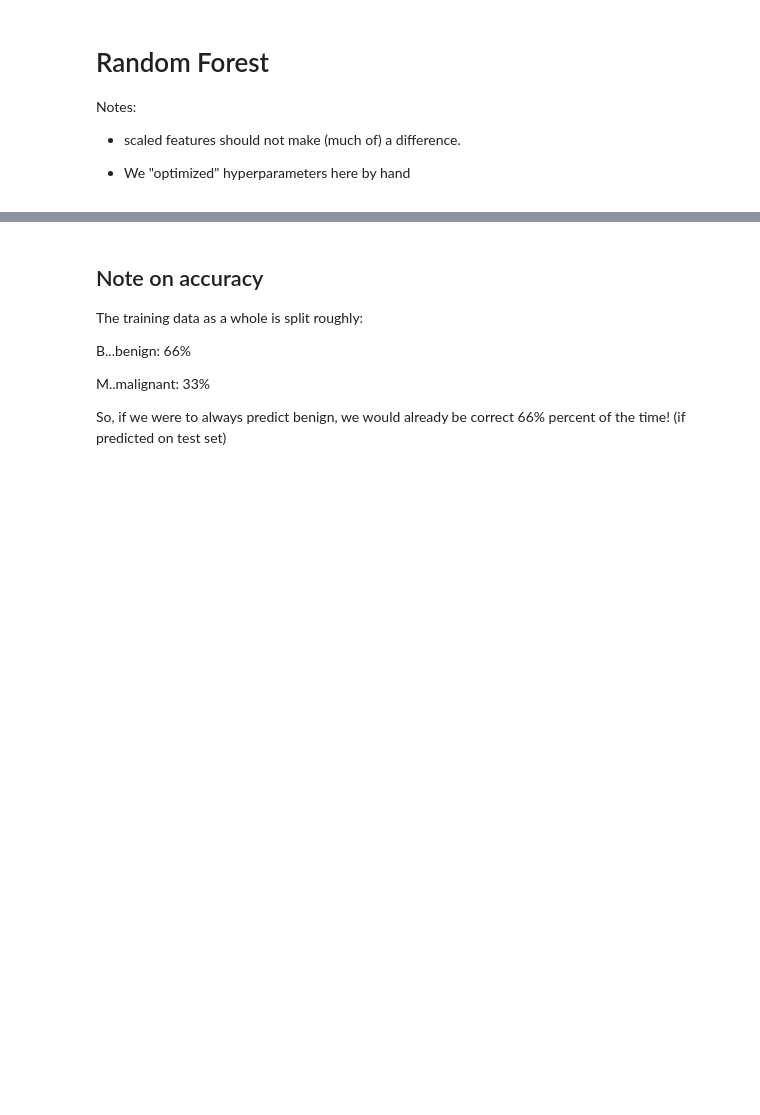
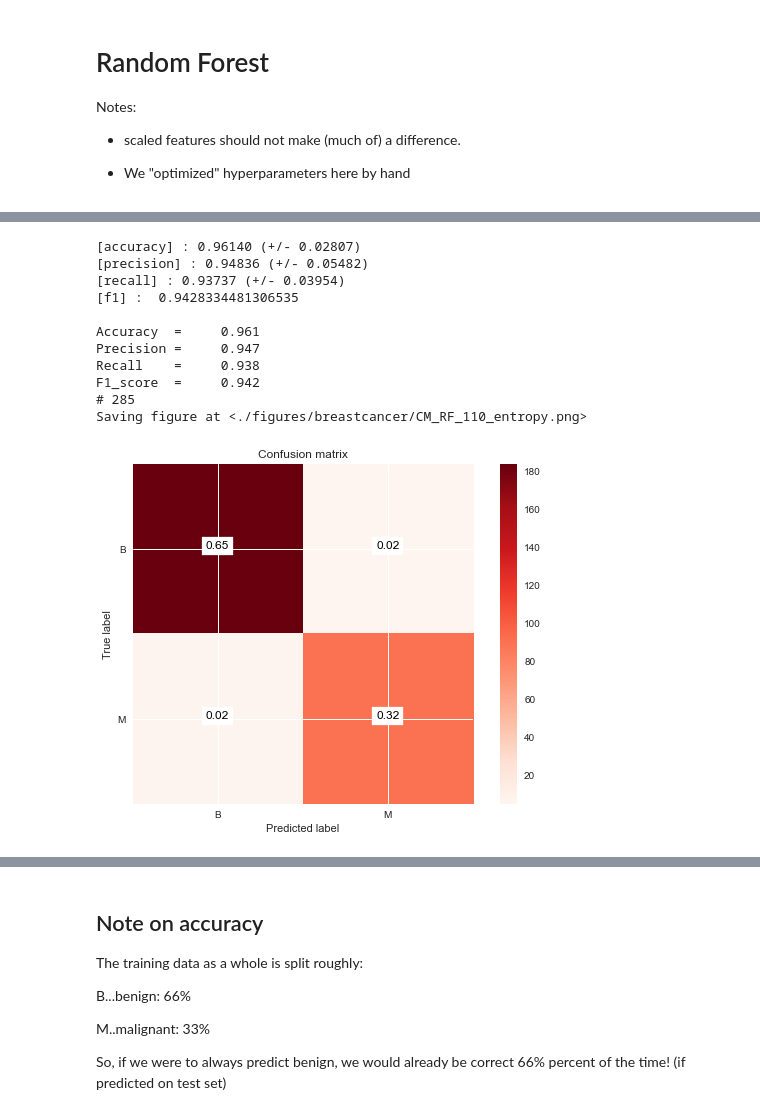
Before and after one commit to GenosW/ml-exercises, a Jupyter notebook: exercise2/breastcancer.ipynb, the cells around one changed output, grey strips where cells are left out. Drawn from its saved outputs; the diff is of its cells as text; code cells hidden in the pictures; blank space fills up the shorter version.

```diff
--- a/exercise2/breastcancer.ipynb
+++ b/exercise2/breastcancer.ipynb
@@ -691,8 +706,13 @@ metrics_explanation = {
 import itertools
 
 # Confusion matrix
-def plot_confusion_matrix(cm, classes, normalize=False, title="Confusion matrix", cmap=plt.cm.Blues) :
+def plot_confusion_matrix(cm, classes, normalize=False, title="Confusion matrix", cmap=plt.cm.Reds) :
     """classes are the possible classes, so e.g ["B","M"], s.t. the ordering matches the encoding"""
+    plt.rcParams.update({'font.size': 12})
+    num_samples = 1
+    if normalize:
+        num_samples = np.sum(cm)
+    print("#",num_samples)
     plt.imshow(cm, interpolation = "nearest", cmap = cmap)
     plt.title(title)
     plt.colorbar()
@@ -702,7 +722,11 @@ def plot_confusion_matrix(cm, classes, normalize=False, title="Confusion matrix"
     thresh = cm.max() / 2
     # itertools.product() gives all combinations of the iterables
     for i, j in itertools.product(range(cm.shape[0]), range(cm.shape[1])) :
-        plt.text(j, i, cm[i, j], horizontalalignment = "center", color = "white" if cm[i, j] > thresh else "black")
+        string = cm[i, j]
+        if normalize:
+            string /= num_samples
+            string = f"{string:.2f}"
+        plt.text(j, i, string, horizontalalignment = "center", color="black", backgroundcolor="white")#= "white" if cm[i, j] > thresh else "black", )
     plt.tight_layout()
     plt.ylabel("True label")
     plt.xlabel("Predicted label")
@@ -733,11 +757,11 @@ Cross-validation is a technique to evaluate predictive models by partitioning th
 from sklearn.model_selection import cross_val_score
 
 # Cross val metric
-def cross_val_metrics(model, X, y, explain=False):
+def cross_val_metrics(model, X, y, cv=5, explain=False):
     scores = ["accuracy", "precision", "recall"]
     metrics = {}
     for sc in scores:
-        scores = cross_val_score(model, X, y, cv = 5, scoring = sc)
+        scores = cross_val_score(model, X, y, cv=cv, scoring=sc)
         print(f"[{sc}] : {scores.mean():0.5f} (+/- {scores.std():0.5f})")
         metrics[sc] = scores.mean()
     metrics["f1"] = 2 * (metrics["recall"] * metrics["precision"])/(metrics["recall"] +  metrics["precision"])
@@ -874,3 +922,34 @@ max depth: 8
+# %%
+#print("oob score:", clf.oob_score_)
+#print("max depth:", max([estimator.get_depth() for estimator in clf.estimators_]))
+# score = accuracy_score(Y_train, Y_pred)
+#
+# print("Test on traination set:")
+# print(f"number of traination samples: {X_train.shape[0]}")
+# print(f"accuracy: {score*100:.2f}% --> {accuracy_score(Y_train, Y_pred, normalize=False)} correct")
+start = time()
+mets = cross_val_metrics(clf, X_train, Y_train, explain=False)
+evaltime = time() - start
+
+#Y_pred = clf.predict(X_train)
+Y_pred = cross_val_predict(clf, X_train, Y_train, cv=5)
+cm_rf = confusion_matrix(Y_train, Y_pred)
+show_metrics(cm_rf)
+plot_confusion_matrix(cm_rf, ["B", "M"], normalize = True, title = "Confusion matrix", cmap = plt.cm.Reds)
+savefig("CM_RF_110_entropy.png")
+# %% [output]
+[accuracy] : 0.96140 (+/- 0.02807)
+[precision] : 0.94836 (+/- 0.05482)
+[recall] : 0.93737 (+/- 0.03954)
+[f1] :  0.9428334481306535
+
+Accuracy  =     0.961
+Precision =     0.947
+Recall    =     0.938
+F1_score  =     0.942
+# 285
+Saving figure at <./figures/breastcancer/CM_RF_110_entropy.png>
+[figure, added]
 # %%
 model_name = "RF"
 variation = "reduced"
```
Also changed, not shown: parts of 52 cells of this notebook, 2 other files.
